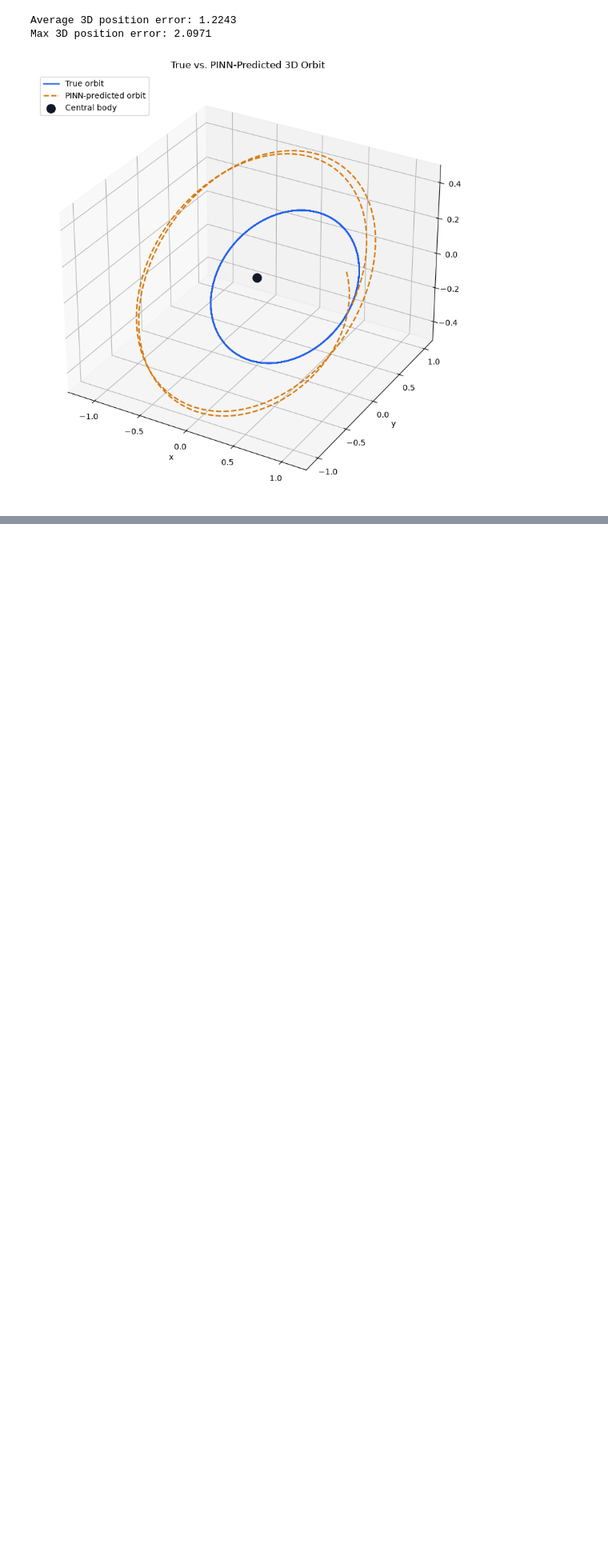
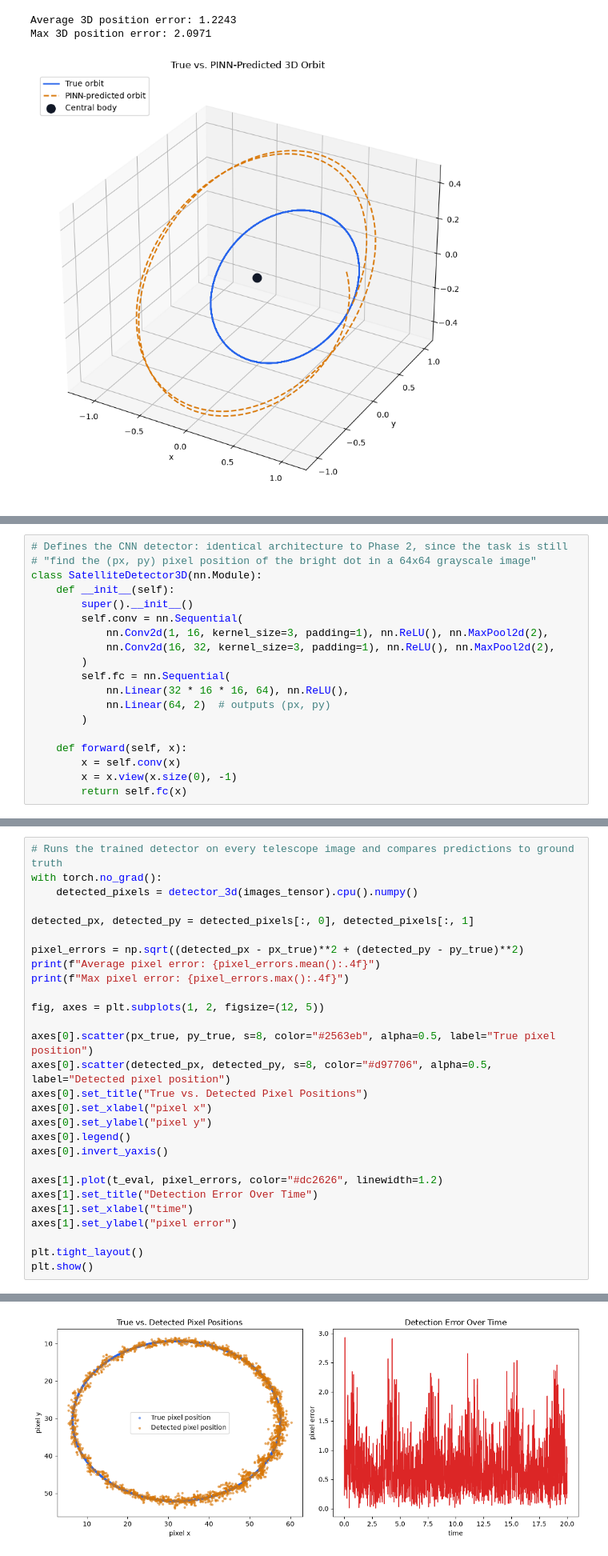
Before and after one commit to VicDeni/orbital-pinn, a Jupyter notebook: notebooks/04_3d_orbital_mechanics.ipynb, the cells around one changed output, grey strips where cells are left out. Shown at 80% size. Saved outputs shown, nothing was run; the diff lists cells and outputs as text; blank space fills up the shorter version.

```diff
--- a/notebooks/04_3d_orbital_mechanics.ipynb
+++ b/notebooks/04_3d_orbital_mechanics.ipynb
@@ -264,0 +350,19 @@ Max 3D position error: 2.0971
+# %%
+# Defines the CNN detector: identical architecture to Phase 2, since the task is still
+# "find the (px, py) pixel position of the bright dot in a 64x64 grayscale image"
+class SatelliteDetector3D(nn.Module):
+    def __init__(self):
+        super().__init__()
+        self.conv = nn.Sequential(
+            nn.Conv2d(1, 16, kernel_size=3, padding=1), nn.ReLU(), nn.MaxPool2d(2),
+            nn.Conv2d(16, 32, kernel_size=3, padding=1), nn.ReLU(), nn.MaxPool2d(2),
+        )
+        self.fc = nn.Sequential(
+            nn.Linear(32 * 16 * 16, 64), nn.ReLU(),
+            nn.Linear(64, 2)  # outputs (px, py)
+        )
+
+    def forward(self, x):
+        x = self.conv(x)
+        x = x.view(x.size(0), -1)
+        return self.fc(x)
@@ -264,0 +424,29 @@ Max 3D position error: 2.0971
+# %%
+# Runs the trained detector on every telescope image and compares predictions to ground truth
+with torch.no_grad():
+    detected_pixels = detector_3d(images_tensor).cpu().numpy()
+
+detected_px, detected_py = detected_pixels[:, 0], detected_pixels[:, 1]
+
+pixel_errors = np.sqrt((detected_px - px_true)**2 + (detected_py - py_true)**2)
+print(f"Average pixel error: {pixel_errors.mean():.4f}")
+print(f"Max pixel error: {pixel_errors.max():.4f}")
+
+fig, axes = plt.subplots(1, 2, figsize=(12, 5))
+
+axes[0].scatter(px_true, py_true, s=8, color="#2563eb", alpha=0.5, label="True pixel position")
+axes[0].scatter(detected_px, detected_py, s=8, color="#d97706", alpha=0.5, label="Detected pixel position")
+axes[0].set_title("True vs. Detected Pixel Positions")
+axes[0].set_xlabel("pixel x")
+axes[0].set_ylabel("pixel y")
+axes[0].legend()
+axes[0].invert_yaxis()
+
+axes[1].plot(t_eval, pixel_errors, color="#dc2626", linewidth=1.2)
+axes[1].set_title("Detection Error Over Time")
+axes[1].set_xlabel("time")
+axes[1].set_ylabel("pixel error")
+
+plt.tight_layout()
+plt.show()
+# %% [output]
@@ -264,0 +455 @@ Max 3D position error: 2.0971
+[figure, added]
```
Also changed, not shown: parts of 20 cells of this notebook, 5 other files.
